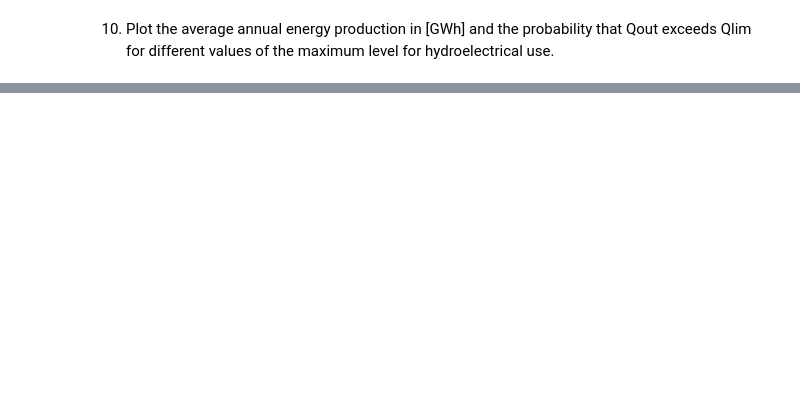
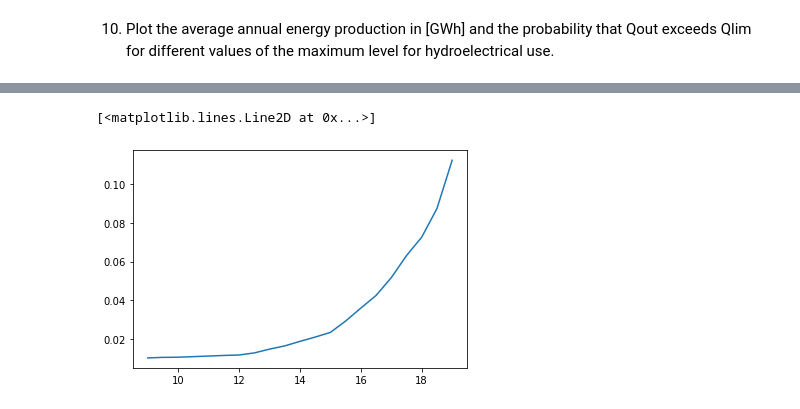
Before and after one commit to romainphan/WRE, a Jupyter notebook: Main.ipynb, the cells around one changed output, grey strips where cells are left out. Cells and saved outputs as stored; diff of their text form; code cells hidden in the pictures; blank space fills up the shorter version.

```diff
--- a/Main.ipynb
+++ b/Main.ipynb
@@ -120,3 +116,31 @@ Q347= 7.00000011264852 m3/s
 # %% [markdown]
 9. For a maximum level for hydroelectric use of 15 m, plot the time series (100 years
 long) of input discharge, output discharge, volume within the reservoir and level
+# %%
+#parameters of the reservoir
+Cqg = 0.6 # [-] sluice gate discharge coefficient
+Cqs = 0.7 # [-] spillway discharge coefficient
+Lspill = 140 # [m] spillway effective length
+p = 19 # [m]  difference between spillway level and minimum level
+
+#parameters of power plant
+QT = 30 # [m/s] design discharge of the hydro PP
+D = 3.6 # [m]
+Lp = 1200 # [m]
+ks = 0.5 # [mm]
+eta = 0.75 # [-] Careful, more than one eta
+Deltaz = 75 # [m] difference in height between the elevation of the empty lake
+                # (headwater) and the tailwater
+lmin_HU = 9 # [m] min height for electricity generation
+
+Qlim = 100 #[m3/s]
+g = 9.806 # [m/s2] gravity
+
+f = (1/(-2*np.log(ks/(1000*D*3.7))))**2#Colebrook equation
+A_pipe=np.pi*D**2
+kL = f*Lp/(2*g*D*A_pipe**2) + 1.5/(2*g*A_pipe**2)      #Loss coefficient
+
+
+#Power=9806*net_head*Q*eta/1000000    %[MW]
+gamma=g*1000
+Energy_price=75
@@ -142,7 +321,9 @@ exceeds Qlim for different values of the maximum level for hydroelectrical use.
 lmax=np.linspace(9,19,21)
 energy=[]
 money=[]
-for l in lmax:
-    [V,l,A_sluice,Q_out,Q_HU,Q_g,Pow,profit,p_flood,E_annual]=reservoir_routine(Q,P,ET,V_rating,lmax_HU=l)
+prob_flood=[]
+for element in lmax:
+    [V,l,A_sluice,Q_out,Q_HU,Q_g,Pow,profit,p_flood,E_annual]=reservoir_routine(Q,P,ET,V_rating,lmax_HU=element)
     energy.append(E_annual)
     money.append(profit)
+    prob_flood.append(p_flood)
@@ -149 +344,7 @@ for l in lmax:
+# %%
+#plt.plot(lmax,money)
+plt.plot(lmax,prob_flood)
+# %% [output]
+[<matplotlib.lines.Line2D at 0x...>]
+[figure, added]
 # %%
```
Also changed, not shown: parts of 22 cells of this notebook, 1 other file.
